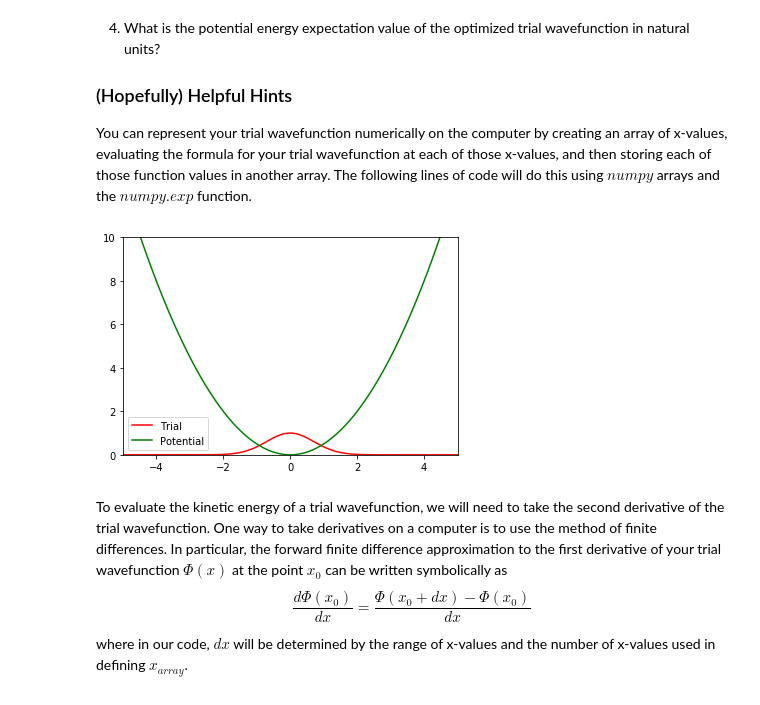
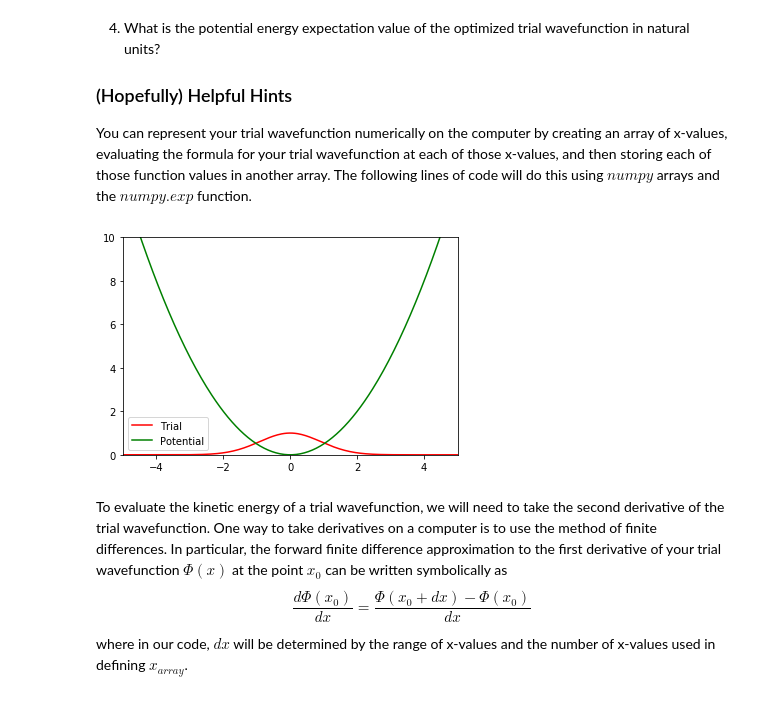
Before and after one commit to Chem6004/Penny, a Jupyter notebook: Harmonic Oscillator.ipynb, the cells around one changed output. Saved outputs shown, nothing was run; the diff lists cells and outputs as text; code cells hidden in the pictures.

```diff
--- a/Harmonic Oscillator.ipynb
+++ b/Harmonic Oscillator.ipynb
@@ -31,22 +31,23 @@ the formula for your trial wavefunction at each of those x-values, and then stor
 # %%
 import numpy as np
 from matplotlib import pyplot as plt
 ### create an array of 1000 x-values between x=-20 and x=20 atomic units
 x_array = np.linspace(-20,20,1000)
 ### pick a trial value of alpha... might as well be 1 atomic unit!
-alpha = 1.0
+
+alpha = 0.6
 ### evaluate your trial wavefunction at each of the x-values stored in the array called 'x_array'
 Phi = np.exp(-alpha * x_array**2)
 Vx= 1/2. * x_array **2
 
 plt.plot(x_array, Phi, 'red', label='Trial')
 plt.plot(x_array, Vx, 'green', label= 'Potential')
 plt.xlim(-5,5)
 plt.ylim(0,10)
 plt.legend()
 plt.show()
 # %% [output]
-[figure, old version]
+[figure, new version]
 # %% [markdown]
 To evaluate the kinetic energy of a trial wavefunction, we will need to take the second derivative of the trial wavefunction.
 One way to take derivatives on a computer is to use the method of finite differences.  In particular, the forward finite difference
```
Also changed, not shown: parts of 6 cells of this notebook.
